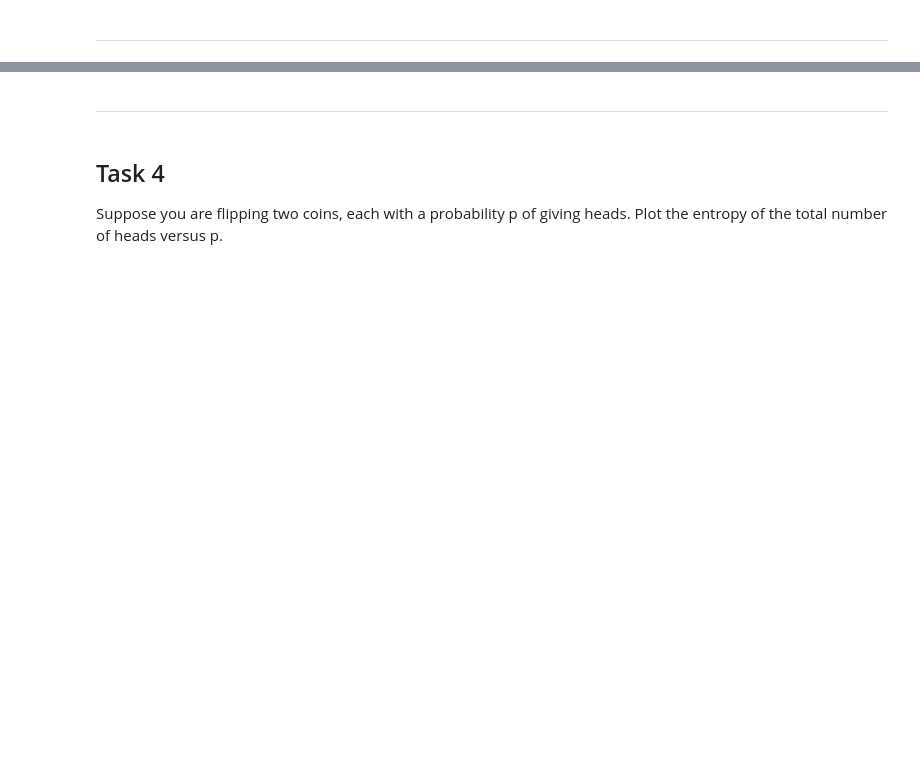
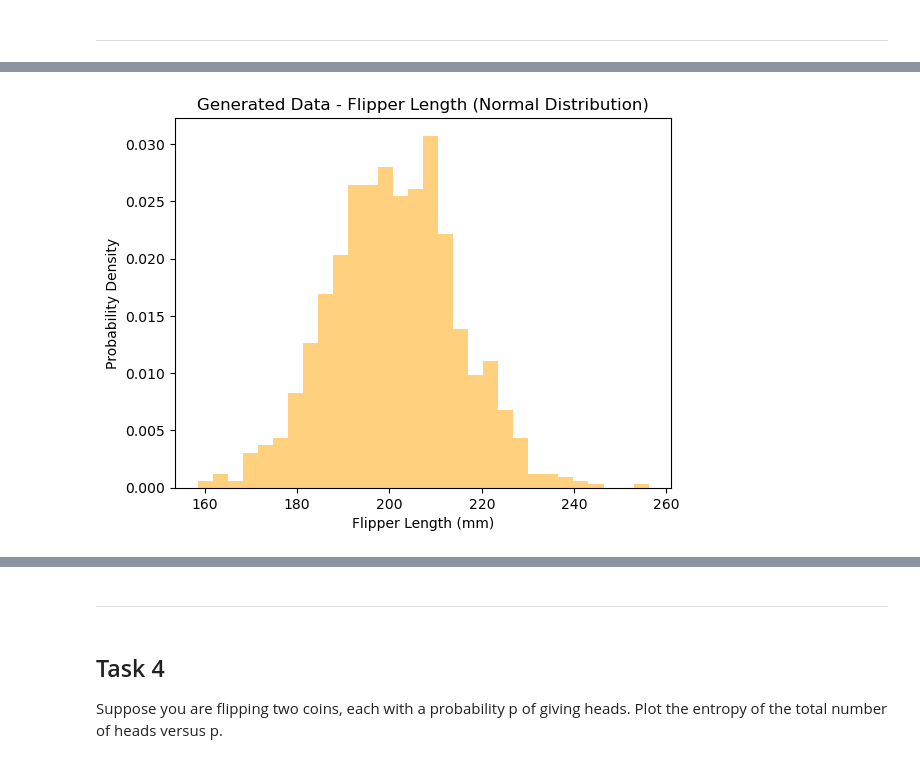
Before and after one commit to AnaFMello/fundamental_data_analysis_2023, a Jupyter notebook: tasks.ipynb, the cells around one changed output, grey strips where cells are left out. Cells and saved outputs as stored; diff of their text form; code cells hidden in the pictures; blank space fills up the shorter version.

```diff
--- a/tasks.ipynb
+++ b/tasks.ipynb
@@ -158,0 +205,14 @@ No need to change data types for these numeric variables
+# %%
+# 3. flipper_length_mm: Normal Distribution
+mean_flipper_length = penguins['flipper_length_mm'].mean()
+std_dev_flipper_length = penguins['flipper_length_mm'].std()
+random_flipper_length = np.random.normal(mean_flipper_length, std_dev_flipper_length, 1000)
+
+# Plot the generated data for visualization
+plt.hist(random_flipper_length, bins=30, density=True, alpha=0.5, color='orange')
+plt.title('Generated Data - Flipper Length (Normal Distribution)')
+plt.xlabel('Flipper Length (mm)')
+plt.ylabel('Probability Density')
+plt.show()
+# %% [output]
+[figure, added]
```
Also changed, not shown: parts of 37 cells of this notebook.
